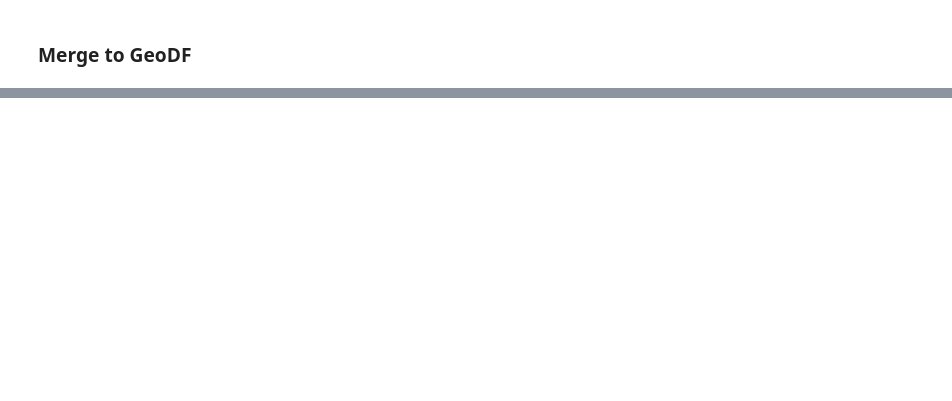
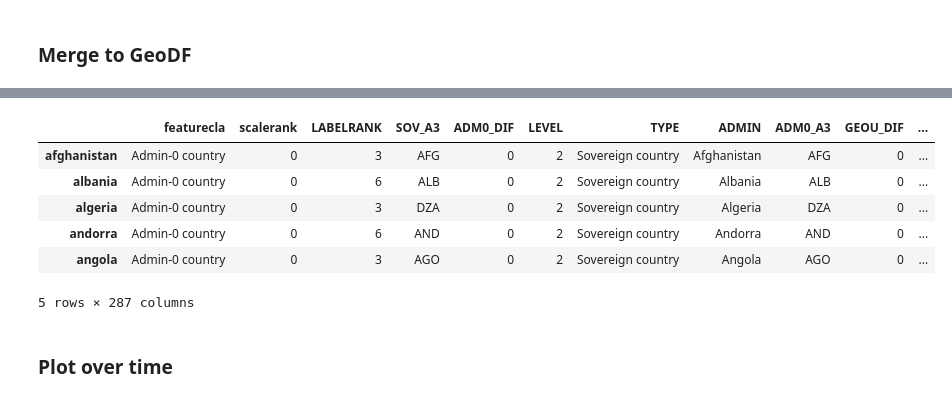
Before and after one commit to shep312/visualisations, a Jupyter notebook: world_gdp_and_population/gpd_and_pop_vis.ipynb, the cells around one changed output, grey strips where cells are left out. Saved outputs shown, nothing was run; the diff lists cells and outputs as text; code cells hidden in the pictures; blank space fills up the shorter version.

```diff
--- a/world_gdp_and_population/gpd_and_pop_vis.ipynb
+++ b/world_gdp_and_population/gpd_and_pop_vis.ipynb
@@ -62 +191,30 @@ map_df.head()
+# %%
+# Mapping shaped file names -> GDP data names
+def rename(col):
+    name_dict = {
+        'united states of america': 'united states'
+    }
+    for curr_name, data_name in name_dict.items():
+        col[col.str.lower().str.strip() == curr_name] = data_name
+    return col
+# %%
+# Set geopandas df's index to the country name and tidy a bit
+map_df = map_df[map_df['TYPE'].isin(['Sovereign country', 'Country'])]
+map_df['SOVEREIGNT'] = rename(map_df['SOVEREIGNT'])
+plot_df = map_df.set_index('SOVEREIGNT')
+plot_df.index = [i.strip().lower() for i in plot_df.index]
+
+# Merge to the GDP over time data
+plot_df = plot_df.merge(gdp_df, left_index=True, right_index=True, how='left')
+plot_df.head()
+# %% [output]
+|  | featurecla | scalerank | LABELRANK | SOV_A3 | ADM0_DIF | LEVEL | TYPE | ADMIN | ADM0_A3 | GEOU_DIF | ... |
+| afghanistan | Admin-0 country | 0 | 3 | AFG | 0 | 2 | Sovereign country | Afghanistan | AFG | 0 | ... |
+| albania | Admin-0 country | 0 | 6 | ALB | 0 | 2 | Sovereign country | Albania | ALB | 0 | ... |
+| algeria | Admin-0 country | 0 | 3 | DZA | 0 | 2 | Sovereign country | Algeria | DZA | 0 | ... |
+| andorra | Admin-0 country | 0 | 6 | AND | 0 | 2 | Sovereign country | Andorra | AND | 0 | ... |
+| angola | Admin-0 country | 0 | 3 | AGO | 0 | 2 | Sovereign country | Angola | AGO | 0 | ... |
+5 rows × 287 columns
+# %% [markdown]
+### Plot over time
 # %%
```
Also changed, not shown: parts of 20 cells of this notebook, 7 other files.
